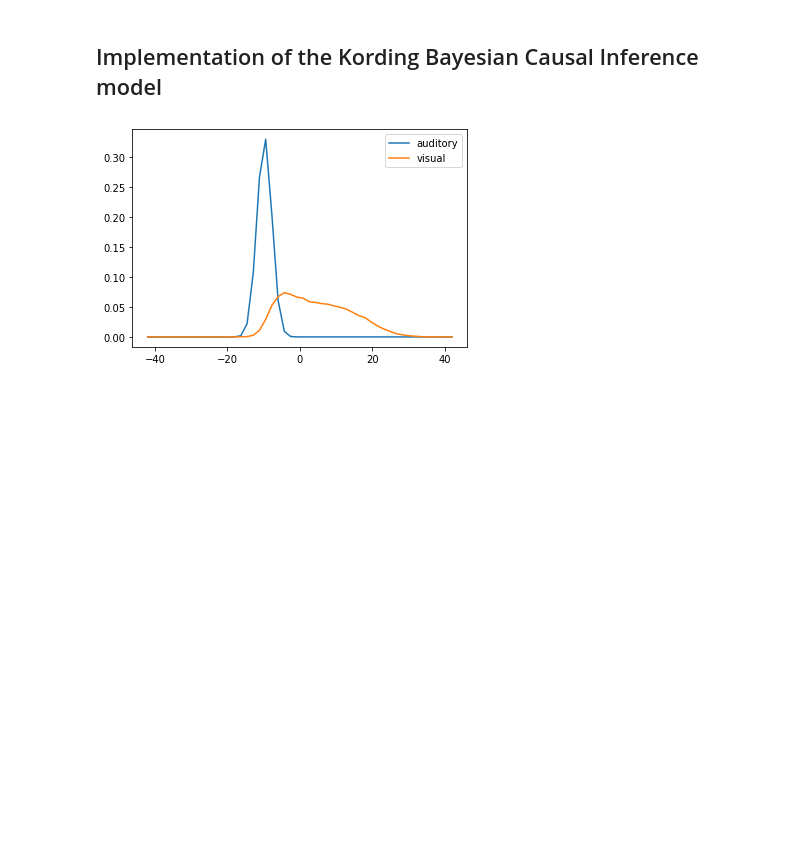
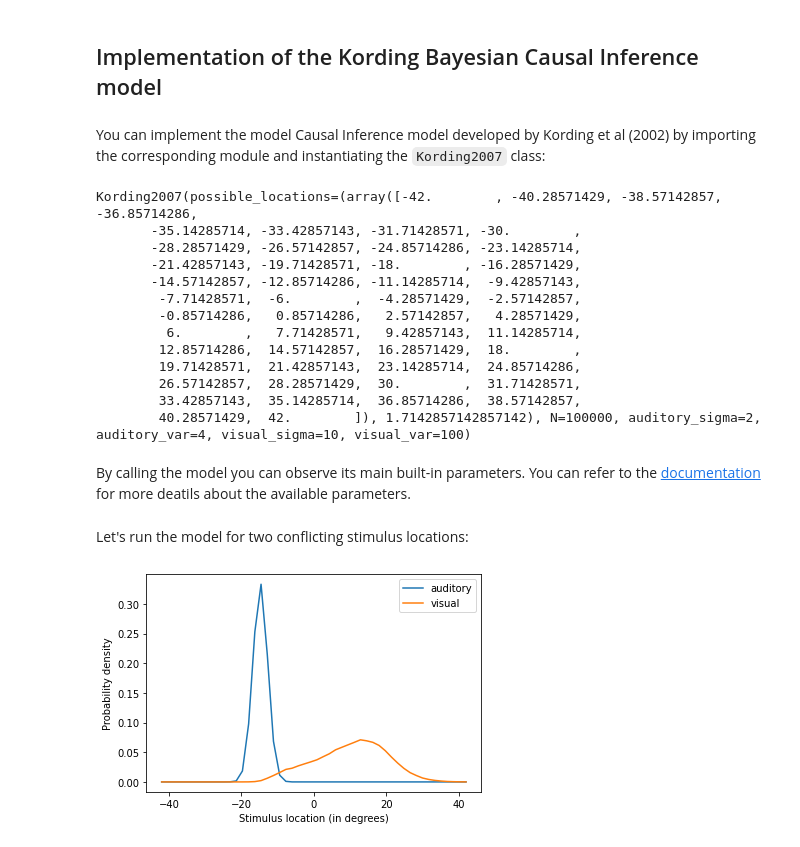
Before and after one commit to renatoparedes/scikit-neuromsi, a Jupyter notebook: docs/source/tutorial.ipynb, the cells around one changed output. Saved outputs shown, nothing was run; the diff lists cells and outputs as text; code cells hidden in the pictures; blank space fills up the shorter version.

```diff
--- a/docs/source/tutorial.ipynb
+++ b/docs/source/tutorial.ipynb
@@ -119,14 +119,39 @@ The model mechanics are the same as in the previous section. We'll leave its exp
 # %% [markdown]
 ## Implementation of the Kording Bayesian Causal Inference model
+# %% [markdown]
+You can implement the model Causal Inference model developed by Kording et al (2002) by importing the corresponding module and instantiating the `Kording2007` class:
 # %%
 from skneuromsi.kording2007 import Kording2007
 import matplotlib.pyplot as plt
 
 model = Kording2007()
-out = model.run(auditory_location=-10, visual_location=10)
-
-for k in out:
-    plt.plot(model.posible_locations[0], out[k], label=k)
-plt.legend();
+model
 # %% [output]
-[figure, removed]
+Kording2007(possible_locations=(array([-42.        , -40.28571429, -38.57142857, -36.85714286,
+       -35.14285714, -33.42857143, -31.71428571, -30.        ,
+       -28.28571429, -26.57142857, -24.85714286, -23.14285714,
+       -21.42857143, -19.71428571, -18.        , -16.28571429,
+       -14.57142857, -12.85714286, -11.14285714,  -9.42857143,
+        -7.71428571,  -6.        ,  -4.28571429,  -2.57142857,
+        -0.85714286,   0.85714286,   2.57142857,   4.28571429,
+         6.        ,   7.71428571,   9.42857143,  11.14285714,
+        12.85714286,  14.57142857,  16.28571429,  18.        ,
+        19.71428571,  21.42857143,  23.14285714,  24.85714286,
+        26.57142857,  28.28571429,  30.        ,  31.71428571,
+        33.42857143,  35.14285714,  36.85714286,  38.57142857,
+        40.28571429,  42.        ]), 1.7142857142857142), N=100000, auditory_sigma=2, auditory_var=4, visual_sigma=10, visual_var=100)
+# %% [markdown]
+By calling the model you can observe its main built-in parameters. You can refer to the [documentation](https://scikit-neuromsi.readthedocs.io/en/latest/api.html#module-skneuromsi-kording2007) for more deatils about the available parameters.
+# %% [markdown]
+Let's run the model for two conflicting stimulus locations:
+# %%
+res = model.run(auditory_location=-15, visual_location=15)
+
+for k in out:
+    plt.plot(model.possible_locations[0], res[k], label=k)
+plt.legend()
+plt.xlabel("Stimulus location (in degrees)")
+plt.ylabel("Probability density")
+plt.show()
+# %% [output]
+[figure, added]
```
Also changed, not shown: parts of 7 cells of this notebook.
